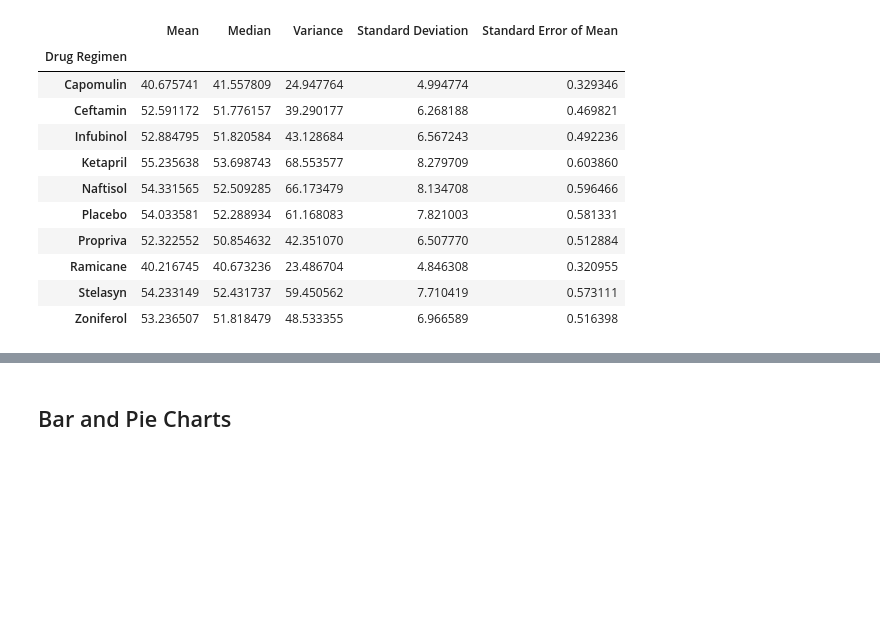
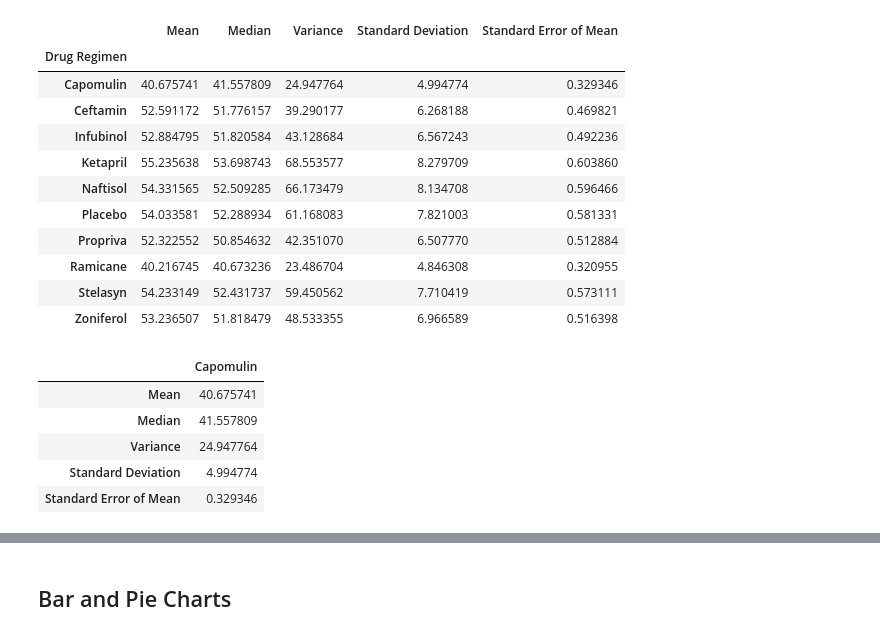
Before and after one commit to E-Weber/matplotlib-challenge, a Jupyter notebook: Instructions/Pymaceuticals/pymaceuticals_starter.ipynb, the cells around one changed output, grey strips where cells are left out. Saved outputs shown, nothing was run; the diff lists cells and outputs as text; code cells hidden in the pictures; blank space fills up the shorter version.

```diff
--- a/Instructions/Pymaceuticals/pymaceuticals_starter.ipynb
+++ b/Instructions/Pymaceuticals/pymaceuticals_starter.ipynb
@@ -218,5 +218,12 @@ tumor_df
 | Zoniferol | 53.236507 | 51.818479 | 48.533355 | 6.966589 | 0.516398 |
 # %%
 # Generate a summary statistics table of mean, median, variance, standard deviation, and SEM of the tumor volume for each regimen
-
-# Using the aggregation method, produce the same summary statistics in a single line
+Capomulin = pd.DataFrame(tumor_df.iloc[0])
+Capomulin
+# %% [output]
+|  | Capomulin |
+| Mean | 40.675741 |
+| Median | 41.557809 |
+| Variance | 24.947764 |
+| Standard Deviation | 4.994774 |
+| Standard Error of Mean | 0.329346 |
```
Also changed, not shown: parts of 11 cells of this notebook.
